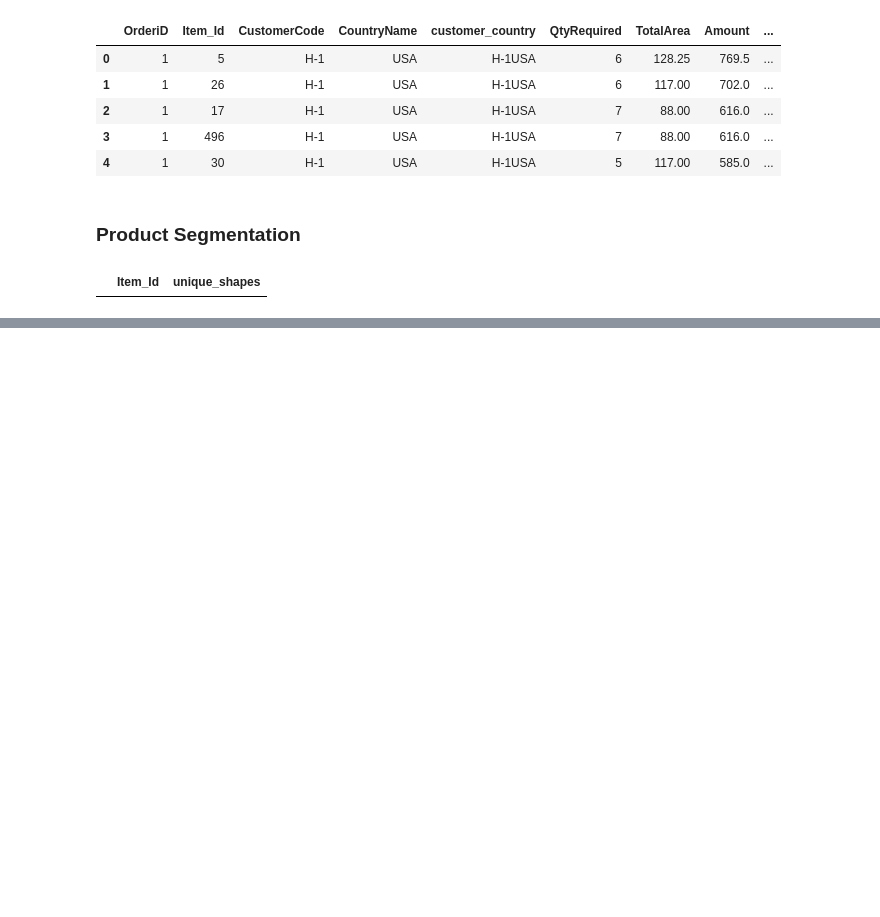
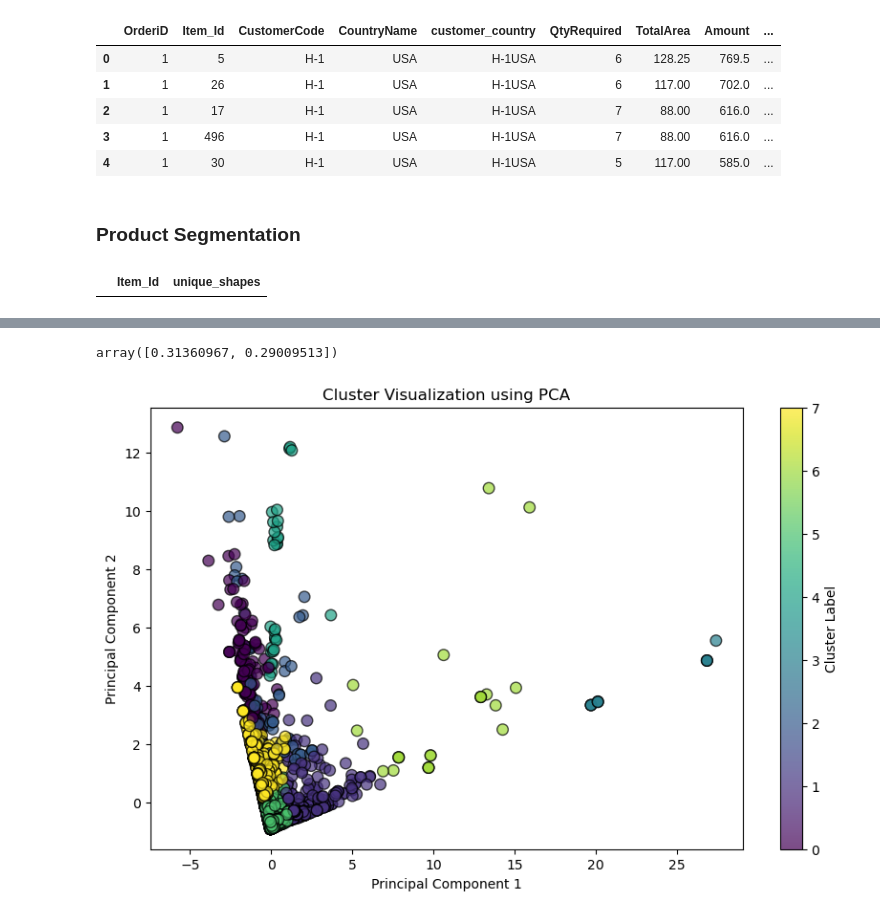
Before and after one commit to kanishkkg/ampba_24_group18_term2, a Jupyter notebook: ml_ul/GR_18_MLUL1_group18_Products.ipynb, the cells around one changed output, grey strips where cells are left out. Drawn from its saved outputs; the diff is of its cells as text; code cells hidden in the pictures; blank space fills up the shorter version.

```diff
--- a/ml_ul/GR_18_MLUL1_group18_Products.ipynb
+++ b/ml_ul/GR_18_MLUL1_group18_Products.ipynb
@@ -93,0 +119,10 @@ item_data['DesignName'].value_counts()
+# %%
+from sklearn.cluster import KMeans
+
+# Determine the number of clusters (this can be fine-tuned)
+n_clusters = 8  # Example number of clusters
+kmeans = KMeans(n_clusters=n_clusters, random_state=0)
+clusters = kmeans.fit_predict(scaled_features)
+
+# Adding cluster labels to the original data
+item_agg_data['Cluster'] = clusters
@@ -93,0 +176,26 @@ item_data['DesignName'].value_counts()
+# %%
+from sklearn.decomposition import PCA
+import matplotlib.pyplot as plt
+
+# Applying PCA to reduce the dimensions to 2
+pca = PCA(n_components=2)
+reduced_data = pca.fit_transform(scaled_features)
+
+# Extracting the two principal components for visualization
+pc1 = reduced_data[:, 0]
+pc2 = reduced_data[:, 1]
+
+pca.explained_variance_ratio_
+# %% [output]
+array([0.31360967, 0.29009513])
+# %%
+# Assuming 'clusters' contains the cluster labels
+plt.figure(figsize=(10, 6))
+plt.scatter(pc1, pc2, c=clusters, cmap='viridis', marker='o', edgecolor='k', s=70, alpha=0.7)
+plt.title('Cluster Visualization using PCA')
+plt.xlabel('Principal Component 1')
+plt.ylabel('Principal Component 2')
+plt.colorbar(label='Cluster Label')
+plt.show()
+# %% [output]
+[figure, added]
```
Also changed, not shown: parts of 7 cells of this notebook.
